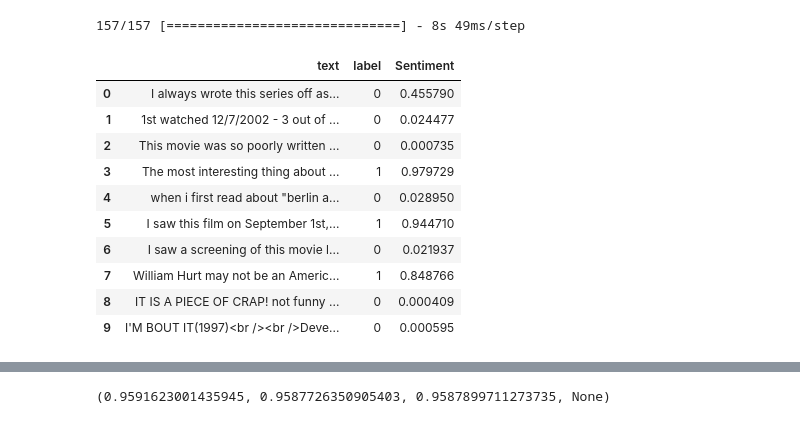
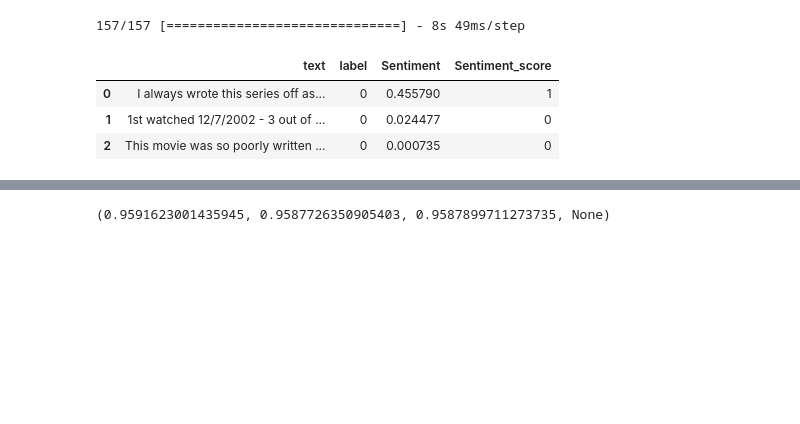
Before and after one commit to shettyprithvi/Data-Science-UA-Conference, a Jupyter notebook: Data Science UA Conference Workshop.ipynb, the cells around one changed output, grey strips where cells are left out. Saved outputs shown, nothing was run; the diff lists cells and outputs as text; code cells hidden in the pictures; blank space fills up the shorter version.

```diff
--- a/Data Science UA Conference Workshop.ipynb
+++ b/Data Science UA Conference Workshop.ipynb
@@ -248,19 +232,12 @@ test['Sentiment']=y_test
 # %%
 pd.set_option('display.max_colwidth', -1)
 # %%
-test.head(10)
+test.head(3)
 # %% [output]
-|  | text | label | Sentiment |
-| 0 | I always wrote this series off as... | 0 | 0.455790 |
-| 1 | 1st watched 12/7/2002 - 3 out of ... | 0 | 0.024477 |
-| 2 | This movie was so poorly written ... | 0 | 0.000735 |
-| 3 | The most interesting thing about ... | 1 | 0.979729 |
-| 4 | when i first read about "berlin a... | 0 | 0.028950 |
-| 5 | I saw this film on September 1st,... | 1 | 0.944710 |
-| 6 | I saw a screening of this movie l... | 0 | 0.021937 |
-| 7 | William Hurt may not be an Americ... | 1 | 0.848766 |
-| 8 | IT IS A PIECE OF CRAP! not funny ... | 0 | 0.000409 |
-| 9 | I'M BOUT IT(1997)<br /><br />Deve... | 0 | 0.000595 |
+|  | text | label | Sentiment | Sentiment_score |
+| 0 | I always wrote this series off as... | 0 | 0.455790 | 1 |
+| 1 | 1st watched 12/7/2002 - 3 out of ... | 0 | 0.024477 | 0 |
+| 2 | This movie was so poorly written ... | 0 | 0.000735 | 0 |
 # %%
 test['Sentiment_score']=np.where(test.Sentiment>=0.44,1,0)
 # %%
```
Also changed, not shown: parts of 3 cells of this notebook.
